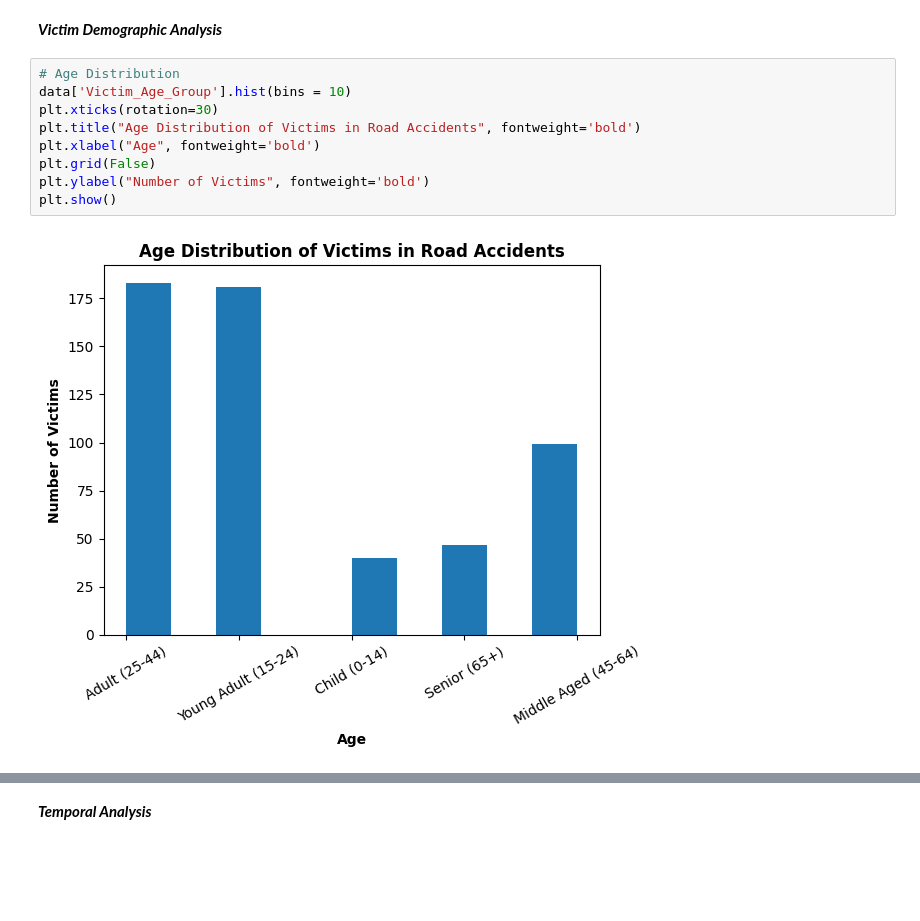
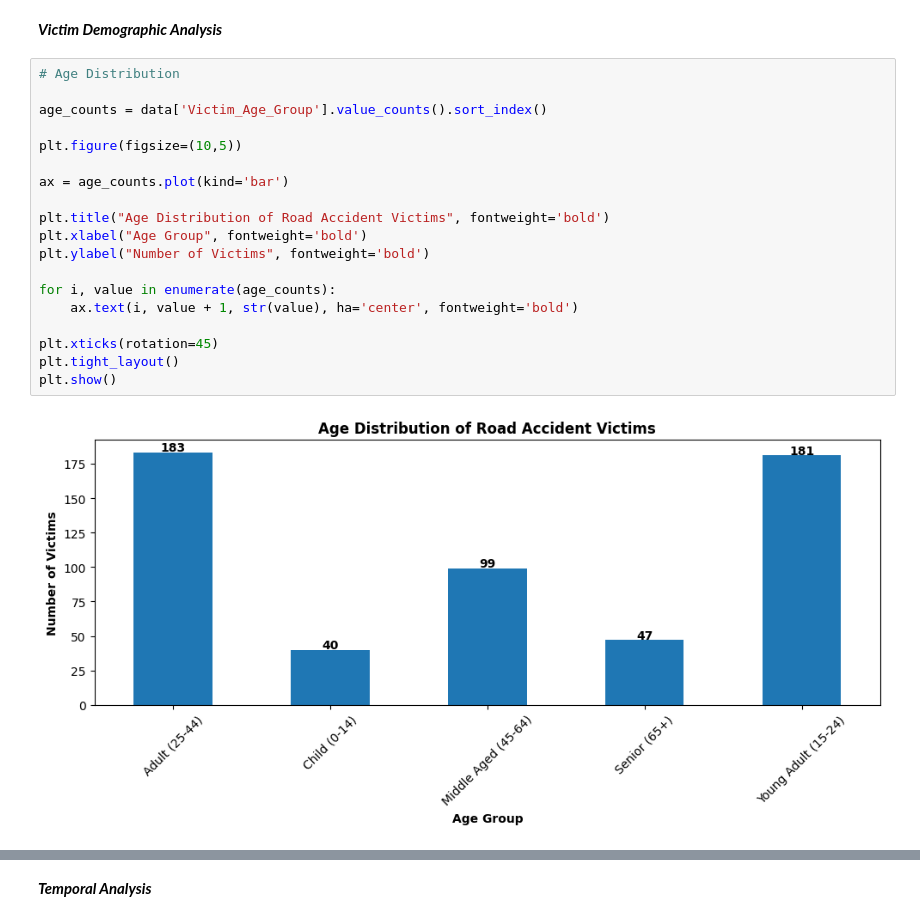
Before and after one commit to ronit-739/Traffic-Accident-Pattern-Analysis, a Jupyter notebook: Code/Riki's part/_bubbleMap.ipynb, the cells around one changed output, grey strips where cells are left out. Cells and saved outputs as stored; diff of their text form; blank space fills up the shorter version.

Commit message:
Visualization improved

```diff
--- a/Code/Riki's part/_bubbleMap.ipynb
+++ b/Code/Riki's part/_bubbleMap.ipynb
@@ -41,13 +42,23 @@ m.save("Fig/accident_severity_bubble_map.html")
 ***Victim Demographic Analysis***
 # %%
 # Age Distribution
-data['Victim_Age_Group'].hist(bins = 10)
-plt.xticks(rotation=30)
-plt.title("Age Distribution of Victims in Road Accidents", fontweight='bold')
-plt.xlabel("Age", fontweight='bold')
-plt.grid(False)
+
+age_counts = data['Victim_Age_Group'].value_counts().sort_index()
+
+plt.figure(figsize=(10,5))
+
+ax = age_counts.plot(kind='bar')
+
+plt.title("Age Distribution of Road Accident Victims", fontweight='bold')
+plt.xlabel("Age Group", fontweight='bold')
 plt.ylabel("Number of Victims", fontweight='bold')
+
+for i, value in enumerate(age_counts):
+    ax.text(i, value + 1, str(value), ha='center', fontweight='bold')
+
+plt.xticks(rotation=45)
+plt.tight_layout()
 plt.show()
 # %% [output]
-[figure, old version]
+[figure, new version]
 # %%
```
Also changed, not shown: parts of 5 cells of this notebook, 6 other files.
